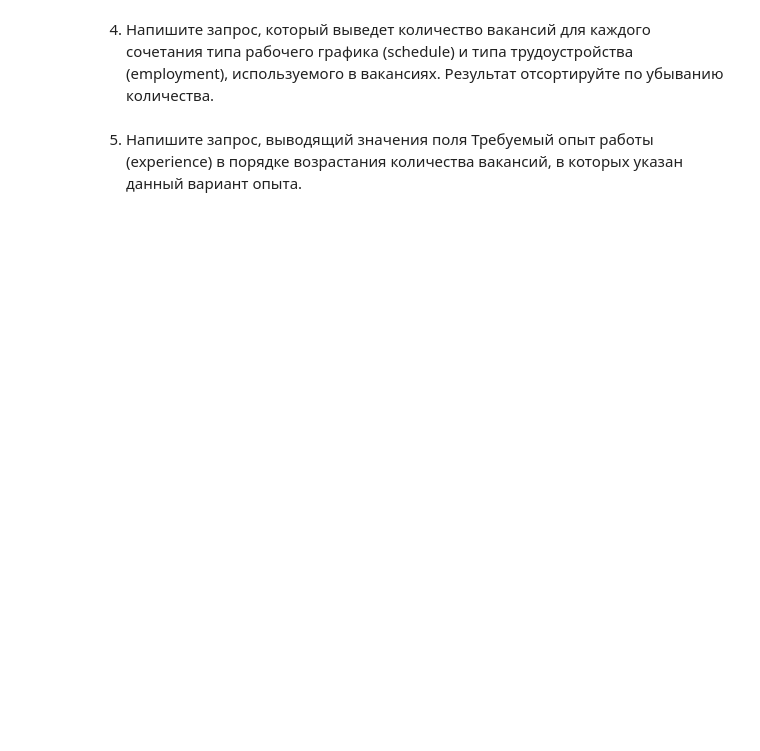
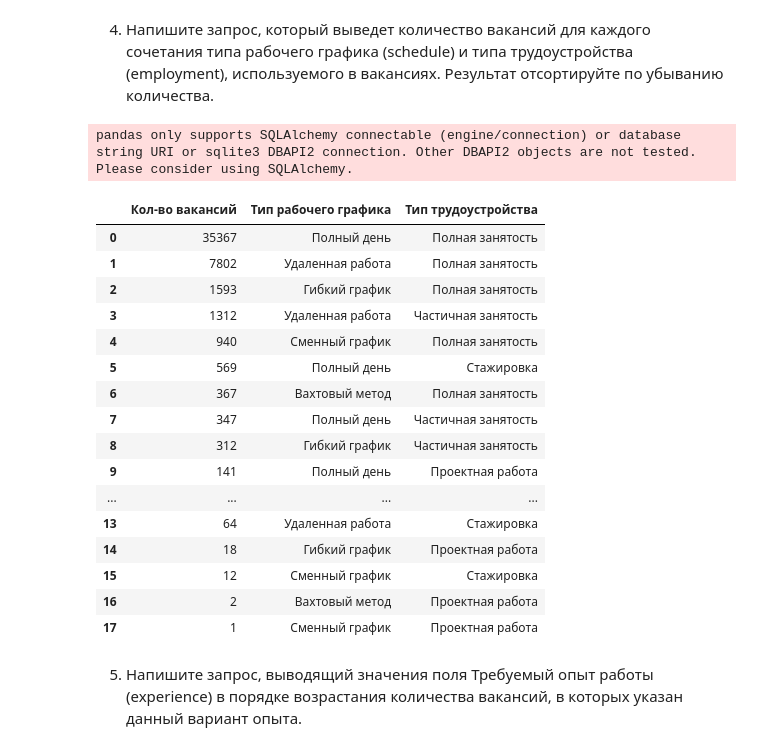
Before and after one commit to pelindzhinser/PROJECT_2, a Jupyter notebook: HH_PROJECT_2.ipynb, the cells around one changed output. Cells and saved outputs as stored; diff of their text form; code cells hidden in the pictures; blank space fills up the shorter version.

```diff
--- a/HH_PROJECT_2.ipynb
+++ b/HH_PROJECT_2.ipynb
@@ -198,8 +254,37 @@ conclusion3_4
 4. Напишите запрос, который выведет количество вакансий для каждого сочетания типа рабочего графика (schedule) и типа трудоустройства (employment), используемого в вакансиях. Результат отсортируйте по убыванию количества.
 # %%
 # текст запроса
+query_4_4 = f'''SELECT
+                    count(id) as "Кол-во вакансий",
+                    schedule as "Тип рабочего графика",
+                    employment as "Тип трудоустройства"
+                FROM vacancies
+                GROUP BY 2,3
+                ORDER BY 1 DESC
+'''
 # %%
 # результат запроса
+query4_4 = pd.read_sql_query(query_4_4, connection)
+query4_4
+# %% [output]
+pandas only supports SQLAlchemy connectable (engine/connection) or database string URI or sqlite3 DBAPI2 connection. Other DBAPI2 objects are not tested. Please consider using SQLAlchemy.
+|  | Кол-во вакансий | Тип рабочего графика | Тип трудоустройства |
+| 0 | 35367 | Полный день | Полная занятость |
+| 1 | 7802 | Удаленная работа | Полная занятость |
+| 2 | 1593 | Гибкий график | Полная занятость |
+| 3 | 1312 | Удаленная работа | Частичная занятость |
+| 4 | 940 | Сменный график | Полная занятость |
+| 5 | 569 | Полный день | Стажировка |
+| 6 | 367 | Вахтовый метод | Полная занятость |
+| 7 | 347 | Полный день | Частичная занятость |
+| 8 | 312 | Гибкий график | Частичная занятость |
+| 9 | 141 | Полный день | Проектная работа |
+| ... | ... | ... | ... |
+| 13 | 64 | Удаленная работа | Стажировка |
+| 14 | 18 | Гибкий график | Проектная работа |
+| 15 | 12 | Сменный график | Стажировка |
+| 16 | 2 | Вахтовый метод | Проектная работа |
+| 17 | 1 | Сменный график | Проектная работа |
 # %% [markdown]
 5. Напишите запрос, выводящий значения поля Требуемый опыт работы (experience) в порядке возрастания количества вакансий, в которых указан данный вариант опыта.
 # %%
```
Also changed, not shown: parts of 18 cells of this notebook.
